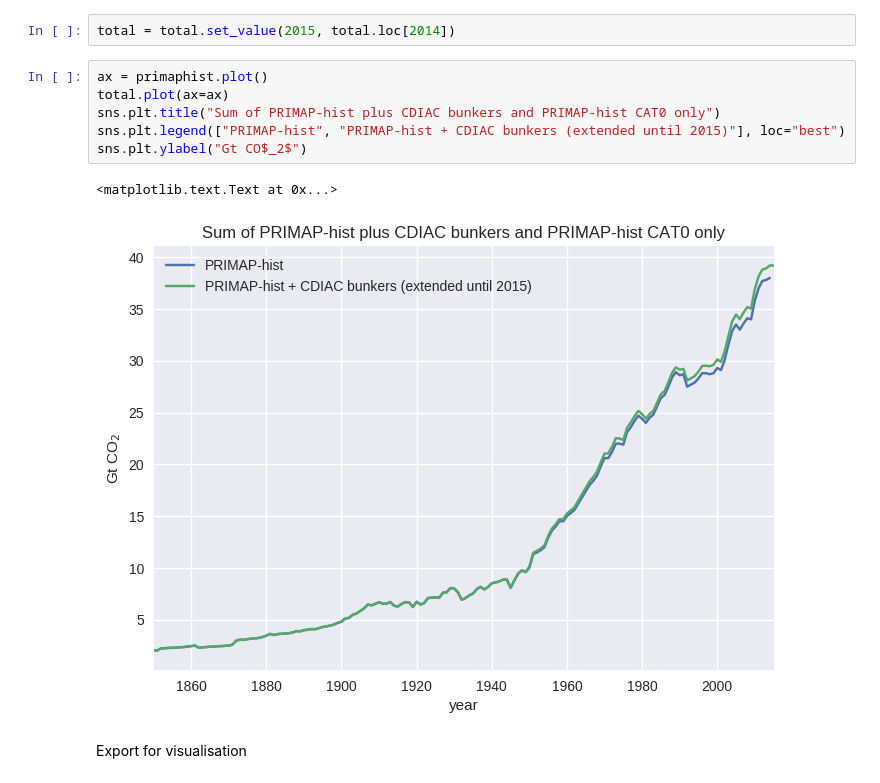
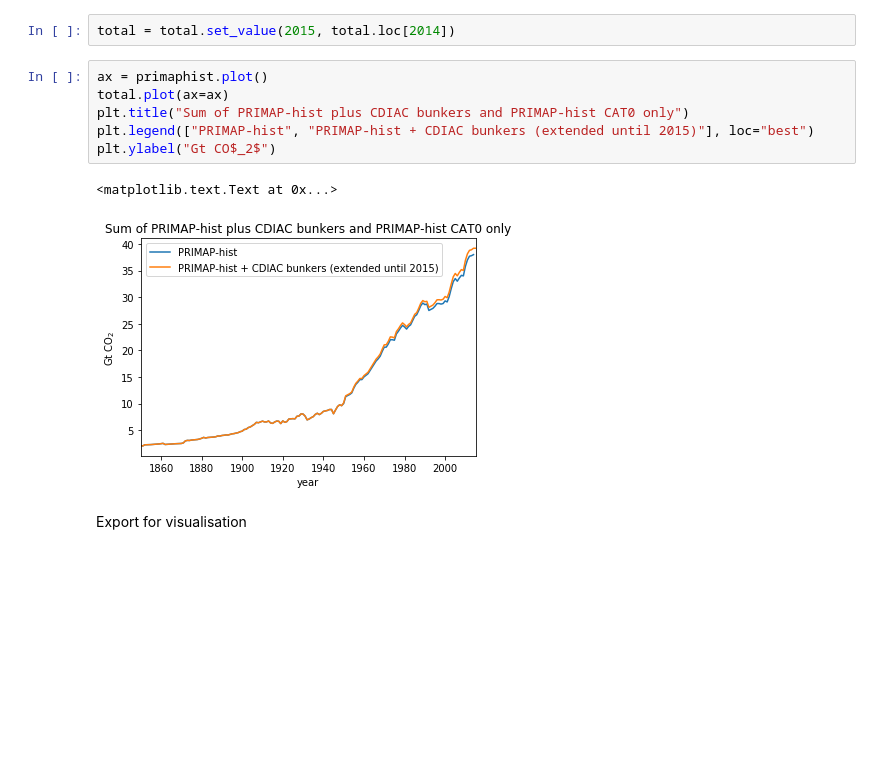
Before and after one commit to openclimatedata/climate-spirals, a Jupyter notebook: data/Climate Spirals Data.ipynb, the cells around one changed output. Drawn from its saved outputs; the diff is of its cells as text; blank space fills up the shorter version.

```diff
--- a/data/Climate Spirals Data.ipynb
+++ b/data/Climate Spirals Data.ipynb
@@ -83,12 +83,12 @@ total = total.set_value(2015, total.loc[2014])
 # %%
 ax = primaphist.plot()
 total.plot(ax=ax)
-sns.plt.title("Sum of PRIMAP-hist plus CDIAC bunkers and PRIMAP-hist CAT0 only")
-sns.plt.legend(["PRIMAP-hist", "PRIMAP-hist + CDIAC bunkers (extended until 2015)"], loc="best")
-sns.plt.ylabel("Gt CO$_2$")
+plt.title("Sum of PRIMAP-hist plus CDIAC bunkers and PRIMAP-hist CAT0 only")
+plt.legend(["PRIMAP-hist", "PRIMAP-hist + CDIAC bunkers (extended until 2015)"], loc="best")
+plt.ylabel("Gt CO$_2$")
 # %% [output]
 <matplotlib.text.Text at 0x...>
-[figure, old version]
+[figure, new version]
 # %% [markdown]
 Export for visualisation
 # %%
```
Also changed, not shown: parts of 13 cells of this notebook, 5 other files.
